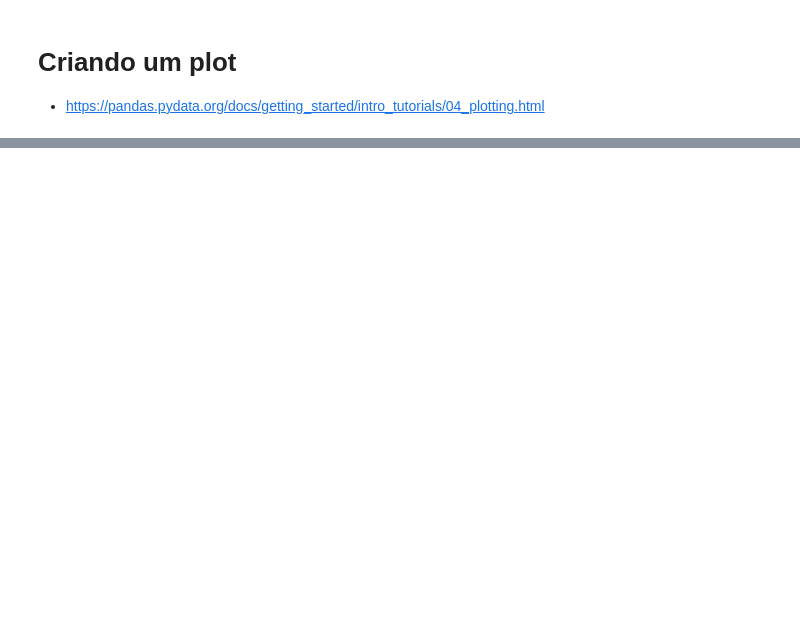
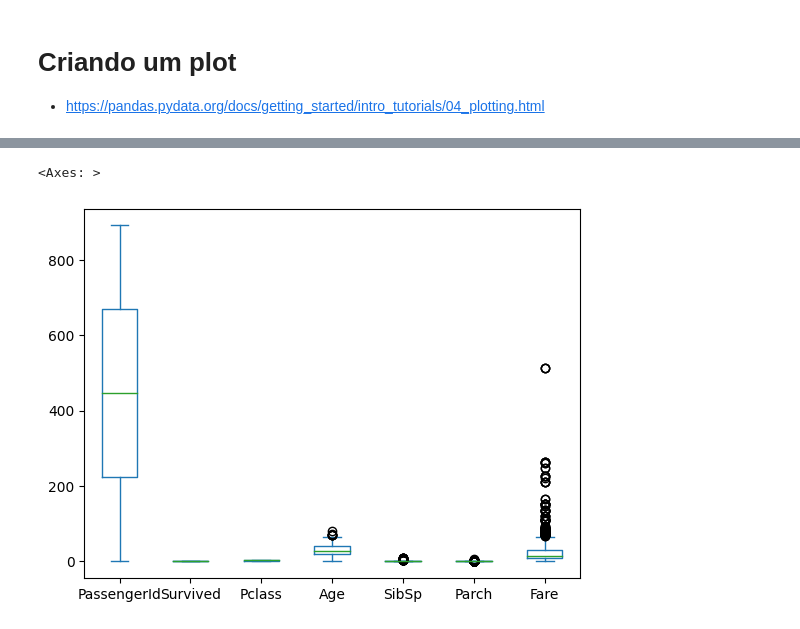
Before and after one commit to jharbes/hashtagDatascience, a Jupyter notebook: 004-pandas_e_numpy/11-opcional-documentacao_do_pandas/apresentando_o_pandas-arquivo_inicial.ipynb, the cells around one changed output, grey strips where cells are left out. Drawn from its saved outputs; the diff is of its cells as text; code cells hidden in the pictures; blank space fills up the shorter version.

```diff
--- a/004-pandas_e_numpy/11-opcional-documentacao_do_pandas/apresentando_o_pandas-arquivo_inicial.ipynb
+++ b/004-pandas_e_numpy/11-opcional-documentacao_do_pandas/apresentando_o_pandas-arquivo_inicial.ipynb
@@ -231,2 +307,6 @@ print(df2[['Age','Name']])
 # %%
 # Mostrando um boxplot
+df2.plot.box()
+# %% [output]
+<Axes: >
+[figure, added]
```
Also changed, not shown: parts of 7 cells of this notebook, 1 other file.
